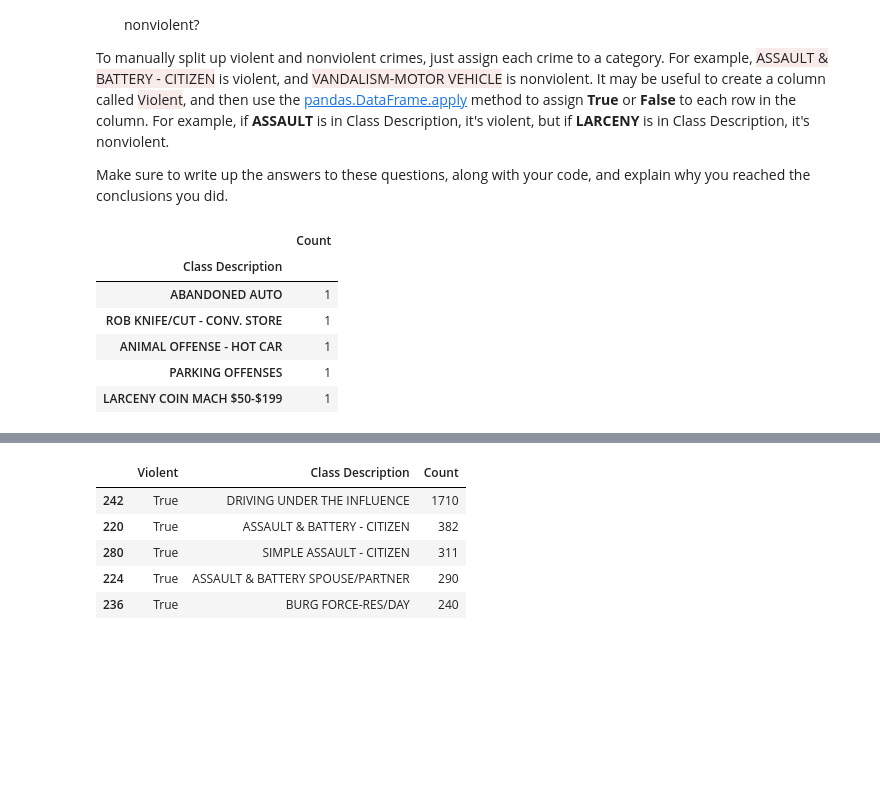
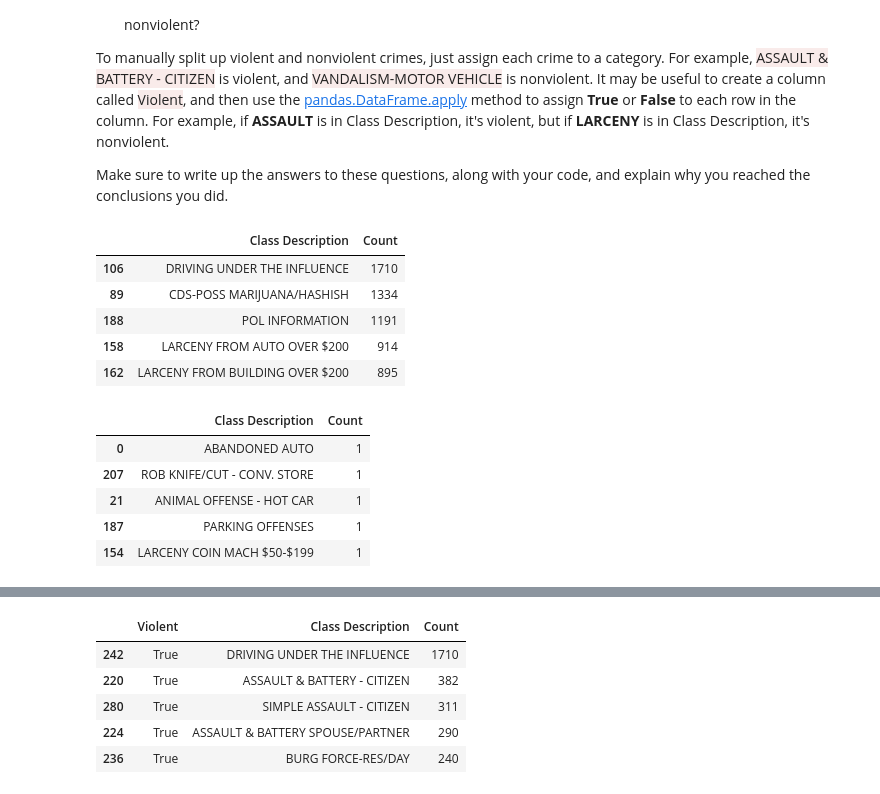
Before and after one commit to adrianabenicio/MontgomeryCrimes, a Jupyter notebook: Project #1 Finding Patterns in Crime.ipynb, the cells around one changed output, grey strips where cells are left out. Drawn from its saved outputs; the diff is of its cells as text; code cells hidden in the pictures; blank space fills up the shorter version.

```diff
--- a/Project #1 Finding Patterns in Crime.ipynb
+++ b/Project #1 Finding Patterns in Crime.ipynb
@@ -164,18 +356,30 @@ Make sure to write up the answers to these questions, along with your code, and
 # %%
 import pandas as pd
 import numpy as np
+import matplotlib.pyplot as plt
 
 crimes = pd.read_csv("MontgomeryCountyCrime2013.csv")
 
 group_classes = crimes.pivot_table(index='Class Description', values=['Incident ID'], aggfunc='count')
 group_classes.rename(columns={'Incident ID':'Count'}, inplace=True)
-group_classes.sort_values(by='Count', ascending=False).head(5) #Five most common
-group_classes.sort_values(by='Count').head(5) #Five least common (but there are 31 crimes with count = 1)
+group_classes.reset_index(inplace=True)
+
+# Which crimes are the most common?
+group_classes.sort_values(by='Count', ascending=False).head(5)
 # %% [output]
-|  | Count |
-| Class Description |  |
-| ABANDONED AUTO | 1 |
-| ROB KNIFE/CUT - CONV. STORE | 1 |
-| ANIMAL OFFENSE - HOT CAR | 1 |
-| PARKING OFFENSES | 1 |
-| LARCENY COIN MACH $50-$199 | 1 |
+|  | Class Description | Count |
+| 106 | DRIVING UNDER THE INFLUENCE | 1710 |
+| 89 | CDS-POSS MARIJUANA/HASHISH | 1334 |
+| 188 | POL INFORMATION | 1191 |
+| 158 | LARCENY FROM AUTO OVER $200 | 914 |
+| 162 | LARCENY FROM BUILDING OVER $200 | 895 |
+# %%
+# Which crimes are the least common?
+group_classes.sort_values(by='Count').head(5) #Five least common (but there are 31 crimes with count = 1)
+# %% [output]
+|  | Class Description | Count |
+| 0 | ABANDONED AUTO | 1 |
+| 207 | ROB KNIFE/CUT - CONV. STORE | 1 |
+| 21 | ANIMAL OFFENSE - HOT CAR | 1 |
+| 187 | PARKING OFFENSES | 1 |
+| 154 | LARCENY COIN MACH $50-$199 | 1 |
```
Also changed, not shown: parts of 19 cells of this notebook.
